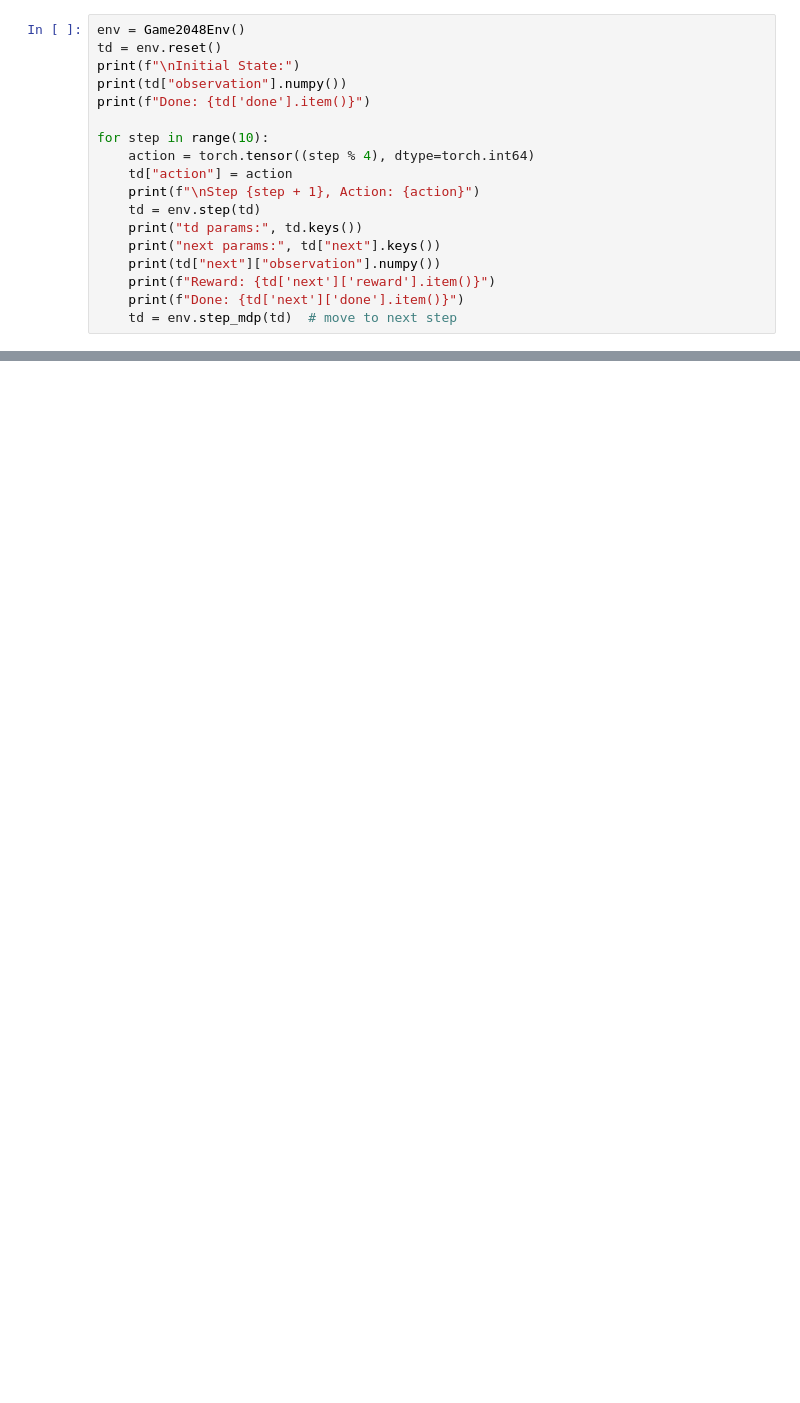
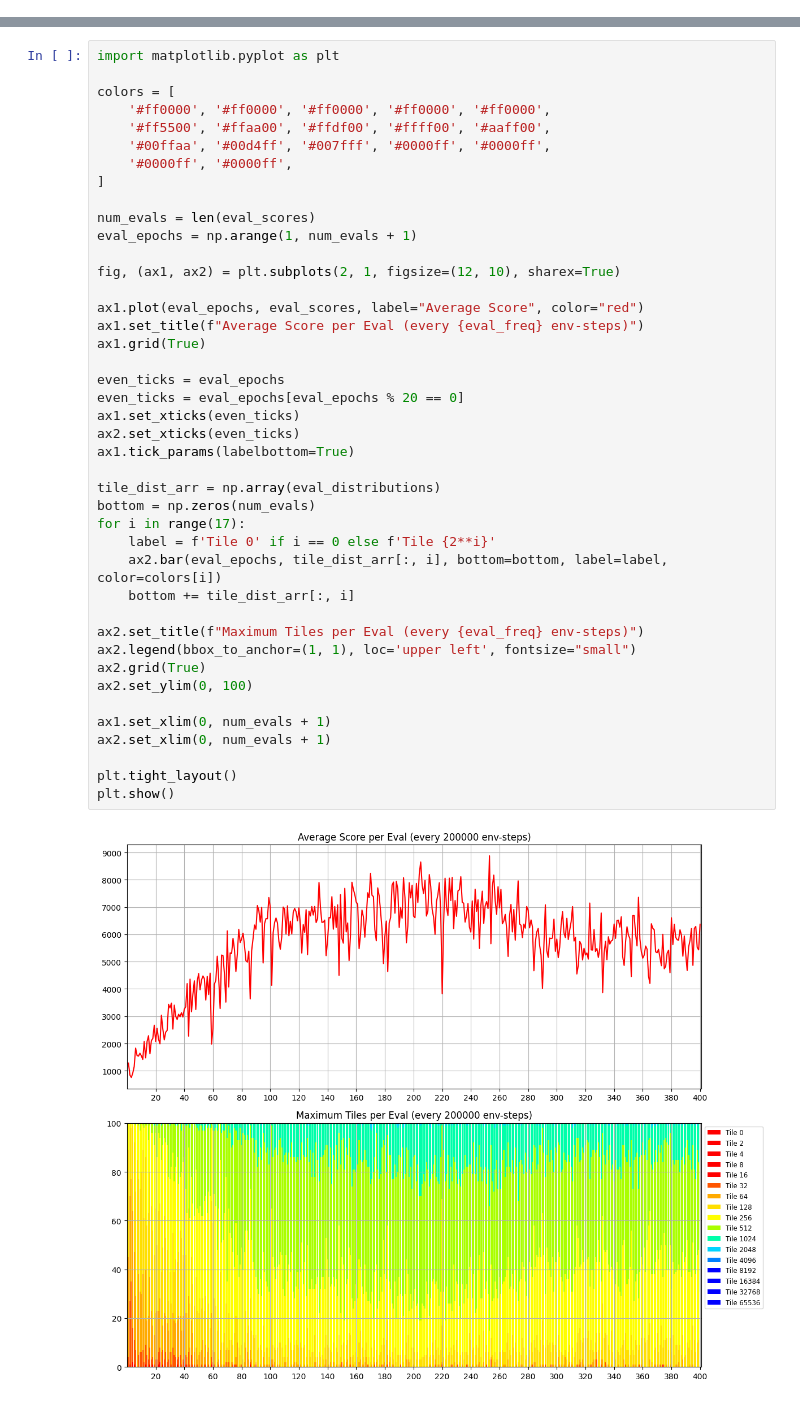
Before and after one commit to angelazqian/2048-AI, a Jupyter notebook: model/DQN.ipynb, the cells around one changed output, grey strips where cells are left out. Saved outputs shown, nothing was run; the diff lists cells and outputs as text; blank space fills up the shorter version.

```diff
--- a/model/DQN.ipynb
+++ b/model/DQN.ipynb
@@ -154,18 +76,0 @@ class Game2048Env(EnvBase):
-# %%
-env = Game2048Env()
-td = env.reset()
-print(f"\nInitial State:")
-print(td["observation"].numpy())
-print(f"Done: {td['done'].item()}")
-
-for step in range(10):
-    action = torch.tensor((step % 4), dtype=torch.int64)
-    td["action"] = action
-    print(f"\nStep {step + 1}, Action: {action}")
-    td = env.step(td)
-    print("td params:", td.keys())
-    print("next params:", td["next"].keys())
-    print(td["next"]["observation"].numpy())
-    print(f"Reward: {td['next']['reward'].item()}")
-    print(f"Done: {td['next']['done'].item()}")
-    td = env.step_mdp(td)  # move to next step
@@ -226,0 +465,44 @@ class DQN(nn.Module):
+# %%
+import matplotlib.pyplot as plt
+
+colors = [
+    '#ff0000', '#ff0000', '#ff0000', '#ff0000', '#ff0000',
+    '#ff5500', '#ffaa00', '#ffdf00', '#ffff00', '#aaff00',
+    '#00ffaa', '#00d4ff', '#007fff', '#0000ff', '#0000ff',
+    '#0000ff', '#0000ff',
+]
+
+num_evals = len(eval_scores)
+eval_epochs = np.arange(1, num_evals + 1)
+
+fig, (ax1, ax2) = plt.subplots(2, 1, figsize=(12, 10), sharex=True)
+
+ax1.plot(eval_epochs, eval_scores, label="Average Score", color="red")
+ax1.set_title(f"Average Score per Eval (every {eval_freq} env-steps)")
+ax1.grid(True)
+
+even_ticks = eval_epochs
+even_ticks = eval_epochs[eval_epochs % 20 == 0]
+ax1.set_xticks(even_ticks)
+ax2.set_xticks(even_ticks)
+ax1.tick_params(labelbottom=True)
+
+tile_dist_arr = np.array(eval_distributions)
+bottom = np.zeros(num_evals)
+for i in range(17):
+    label = f'Tile 0' if i == 0 else f'Tile {2**i}'
+    ax2.bar(eval_epochs, tile_dist_arr[:, i], bottom=bottom, label=label, color=colors[i])
+    bottom += tile_dist_arr[:, i]
+
+ax2.set_title(f"Maximum Tiles per Eval (every {eval_freq} env-steps)")
+ax2.legend(bbox_to_anchor=(1, 1), loc='upper left', fontsize="small")
+ax2.grid(True)
+ax2.set_ylim(0, 100)
+
+ax1.set_xlim(0, num_evals + 1)
+ax2.set_xlim(0, num_evals + 1)
+
+plt.tight_layout()
+plt.show()
+# %% [output]
+[figure, added]
```
Also changed, not shown: parts of 23 cells of this notebook, 11 other files.
